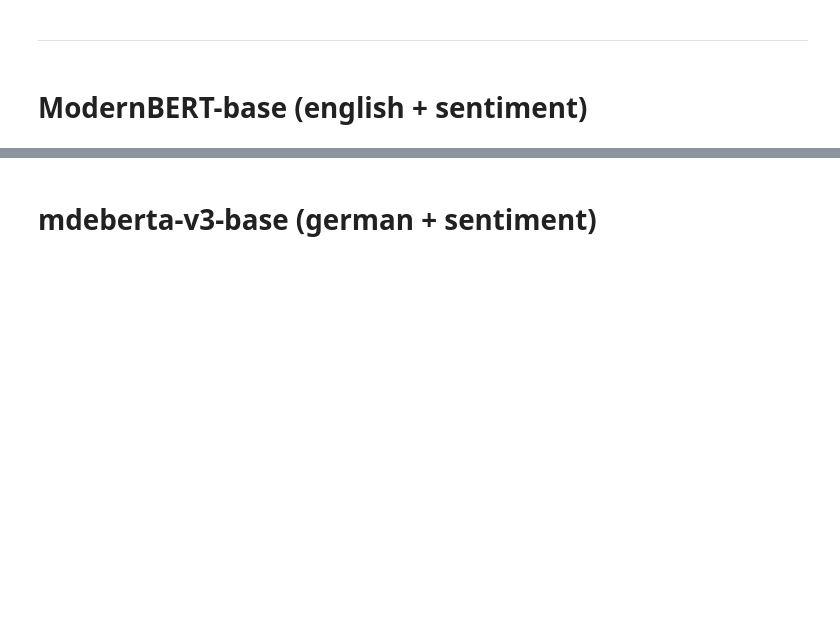
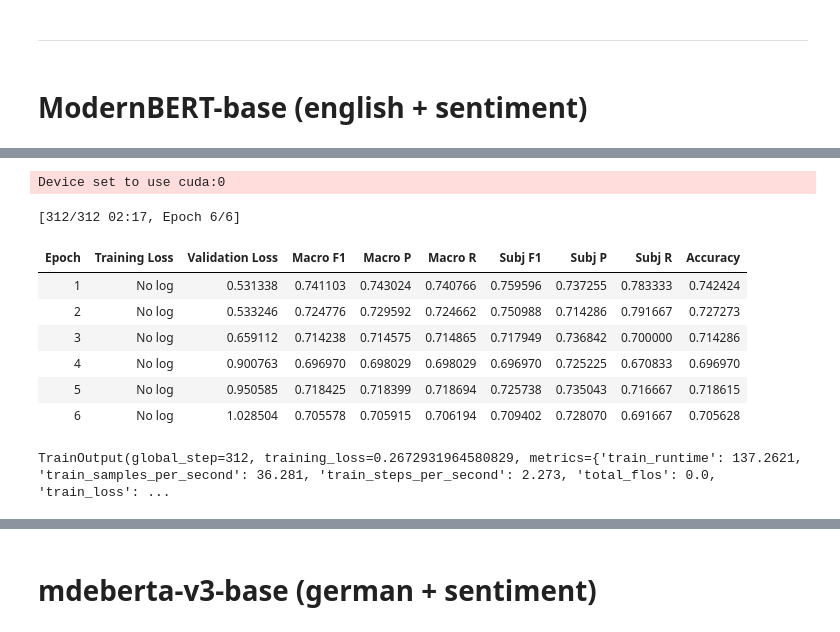
Before and after one commit to MatteoFasulo/clef2025-checkthat, a Jupyter notebook: notebook.ipynb, the cells around one changed output, grey strips where cells are left out. Cells and saved outputs as stored; diff of their text form; code cells hidden in the pictures; blank space fills up the shorter version.

```diff
--- a/notebook.ipynb
+++ b/notebook.ipynb
@@ -1004,7 +1036,7 @@ trainer = CustomTrainer(
     eval_dataset=dev_data,
     data_collator=collator_fn,
     compute_metrics=evaluate_metrics,
-    loss_fn=F.cross_entropy
+    class_weights=class_weights,
 )
 # %%
 pred_info = trainer.predict(test_data)
@@ -1425,10 +1531,10 @@ class CustomModel(nn.Module):
         hidden_size = self.model.config.hidden_size
 
         self.classifier = nn.Sequential(
-            nn.Linear(hidden_size + sentiment_dim, 256),
+            nn.Linear(hidden_size + sentiment_dim, 512),
             nn.LeakyReLU(),
             nn.Dropout(0.1),
-            nn.Linear(256, num_labels)
+            nn.Linear(512, num_labels)
         )
 
     def forward(self, input_ids, positive, neutral, negative, attention_mask=None, labels=None):
@@ -1457,13 +1563,9 @@ weight_decay = 0.0
 model_card = "answerdotai/ModernBERT-base"
 tokenizer = detector.get_tokenizer(model_card=model_card)
 model = CustomModel(
-    model_name=f"MatteoFasulo/ModernBERT-base-subjectivity-sentiment-{language}",
+    model_name=model_card,
     num_labels=2,
-    sentiment_dim=3,
-    id2label={0: 'OBJ', 1: 'SUBJ'},
-    label2id={'OBJ': 0, 'SUBJ': 1},
-    output_attentions = False,
-    output_hidden_states = False
+    sentiment_dim=3
 )
 # %%
 pipe = pipeline("sentiment-analysis", model="cardiffnlp/twitter-xlm-roberta-base-sentiment", tokenizer="cardiffnlp/twitter-xlm-roberta-base-sentiment", top_k=None)
@@ -1475,6 +1577,8 @@ def extract_sentiment(text):
 detector.all_data[language]['train'][['positive', 'neutral', 'negative']] = detector.all_data[language]['train'].progress_apply(lambda x: extract_sentiment(x['sentence']), axis=1, result_type='expand')
 detector.all_data[language]['dev'][['positive', 'neutral', 'negative']] = detector.all_data[language]['dev'].progress_apply(lambda x: extract_sentiment(x['sentence']), axis=1, result_type='expand')
 detector.all_data[language]['test'][['positive', 'neutral', 'negative']] = detector.all_data[language]['test'].progress_apply(lambda x: extract_sentiment(x['sentence']), axis=1, result_type='expand')
+# %% [output]
+Device set to use cuda:0
 # %%
 train_data = Dataset.from_pandas(detector.all_data[language]['train'])
 dev_data = Dataset.from_pandas(detector.all_data[language]['dev'])
@@ -1515,6 +1619,18 @@ trainer = CustomTrainer(
     compute_metrics = evaluate_metrics,
     class_weights=class_weights,
 )
+# %%
+trainer.train()
+# %% [output]
+[312/312 02:17, Epoch 6/6]
+| Epoch | Training Loss | Validation Loss | Macro F1 | Macro P | Macro R | Subj F1 | Subj P | Subj R | Accuracy |
+| 1 | No log | 0.531338 | 0.741103 | 0.743024 | 0.740766 | 0.759596 | 0.737255 | 0.783333 | 0.742424 |
+| 2 | No log | 0.533246 | 0.724776 | 0.729592 | 0.724662 | 0.750988 | 0.714286 | 0.791667 | 0.727273 |
+| 3 | No log | 0.659112 | 0.714238 | 0.714575 | 0.714865 | 0.717949 | 0.736842 | 0.700000 | 0.714286 |
+| 4 | No log | 0.900763 | 0.696970 | 0.698029 | 0.698029 | 0.696970 | 0.725225 | 0.670833 | 0.696970 |
+| 5 | No log | 0.950585 | 0.718425 | 0.718399 | 0.718694 | 0.725738 | 0.735043 | 0.716667 | 0.718615 |
+| 6 | No log | 1.028504 | 0.705578 | 0.705915 | 0.706194 | 0.709402 | 0.728070 | 0.691667 | 0.705628 |
+TrainOutput(global_step=312, training_loss=0.2672931964580829, metrics={'train_runtime': 137.2621, 'train_samples_per_second': 36.281, 'train_steps_per_second': 2.273, 'total_flos': 0.0, 'train_loss': ...
 # %%
 pred_info = trainer.predict(test_data)
 
```
Also changed, not shown: parts of 46 cells of this notebook.
